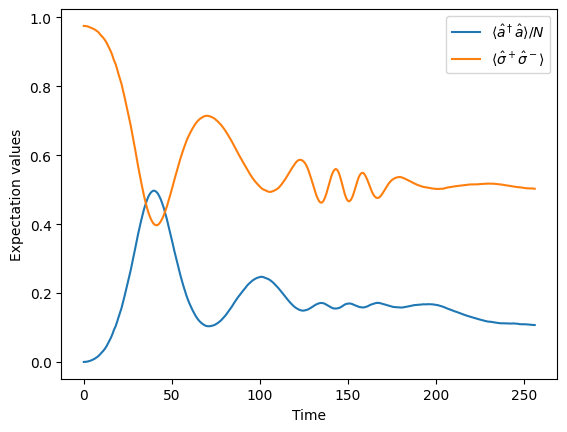
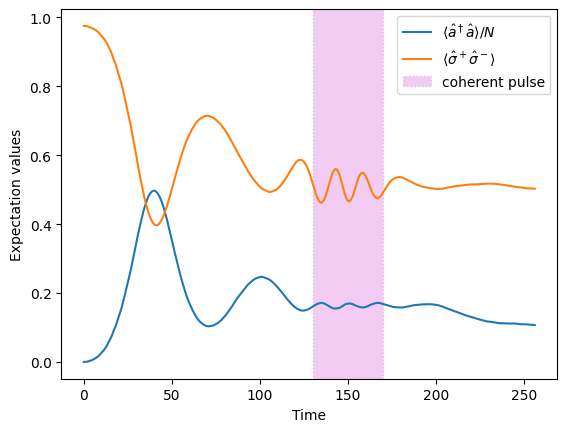
Unified diff of the notebook cell whose output changed from the first chart to the second:
--- before
+++ after
@@ -1,3 +1,3 @@
-# N =  up + down
+## N =  up + down
 # M = (up - down)/2
 # up = N/2 + M
@@ -8,4 +8,5 @@
 plt.plot(times, photon / N, label = "$\\langle \\hat{a}^\\dagger \\hat{a} \\rangle / N$")
 plt.plot(times, spin_up / N, label = "$\\langle \\hat{\\sigma}^+ \\hat{\\sigma}^- \\rangle$")
+plt.axvspan(t_0 - sigma, t_0 + sigma, color = 'm', alpha = 0.2, ls = ':', label = "coherent pulse")
 
 plt.xlabel("Time")

Commit: Visual improvements to example